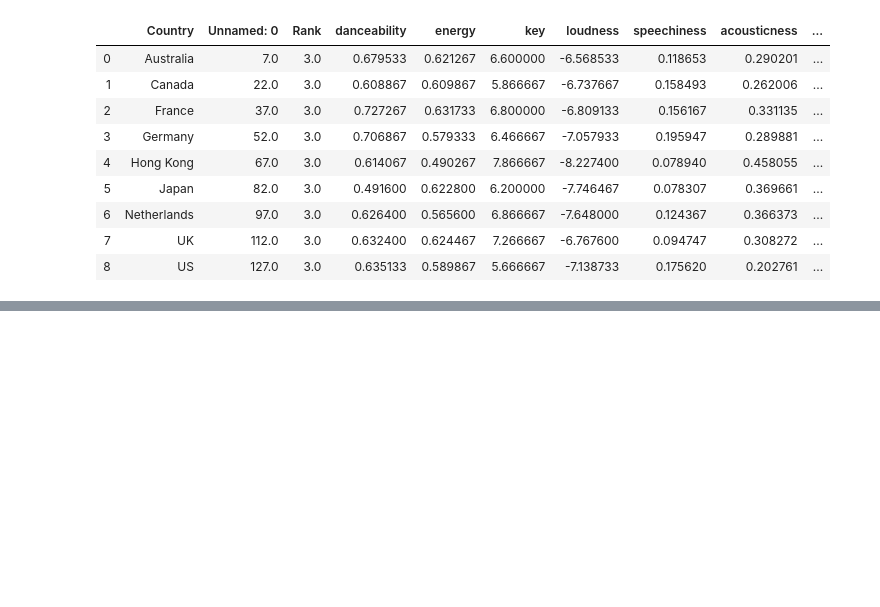
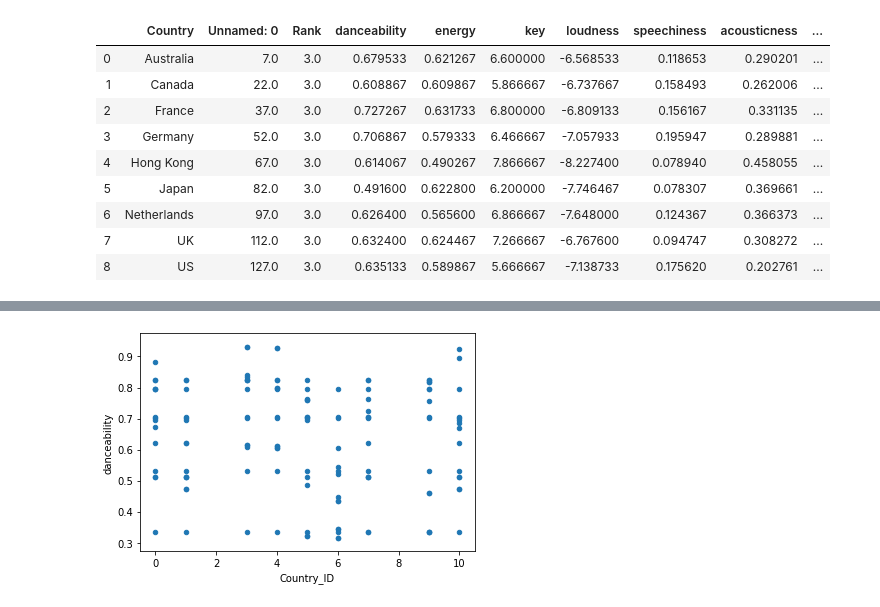
Before and after one commit to nawdah/project-1, a Jupyter notebook: Charting Data.ipynb, the cells around one changed output, grey strips where cells are left out. Drawn from its saved outputs; the diff is of its cells as text; code cells hidden in the pictures; blank space fills up the shorter version.

```diff
--- a/Charting Data.ipynb
+++ b/Charting Data.ipynb
@@ -73,0 +76,37 @@ autolabel(bar_7)
+# %%
+country_id = []
+for index, row in merge_df.iterrows():
+    try:
+        if (row["Country"] == "Australia"):
+            country_id.append(0)
+        elif (row["Country"] == "Canada"):
+            country_id.append(1)
+        elif (row["Country"] == "Denmark"):
+            country_id.append(2)
+        elif (row["Country"] == "France"):
+            country_id.append(3)
+        elif (row["Country"] == "Germany"):
+            country_id.append(4)
+        elif (row["Country"] == "Hong Kong"):
+            country_id.append(5)
+        elif (row["Country"] == "Japan"):
+            country_id.append(6)
+        elif (row["Country"] == "Netherlands"):
+            country_id.append(7)
+        elif (row["Country"] == "Russia"):
+            country_id.append(8)
+        elif (row["Country"] == "UK"):
+            country_id.append(9)
+        elif (row["Country"] == "US"):
+            country_id.append(10)
+        else:
+            country_id.append(100)
+
+    except:
+        country_id.append(100)
+# %%
+dance_df = merge_df
+dance_df["Country_ID"] = country_id
+ax = dance_df.plot(kind='scatter', x='Country_ID', y='danceability')
+# %% [output]
+[figure, added]
```
Also changed, not shown: parts of 1 cell of this notebook, 4 other files.
